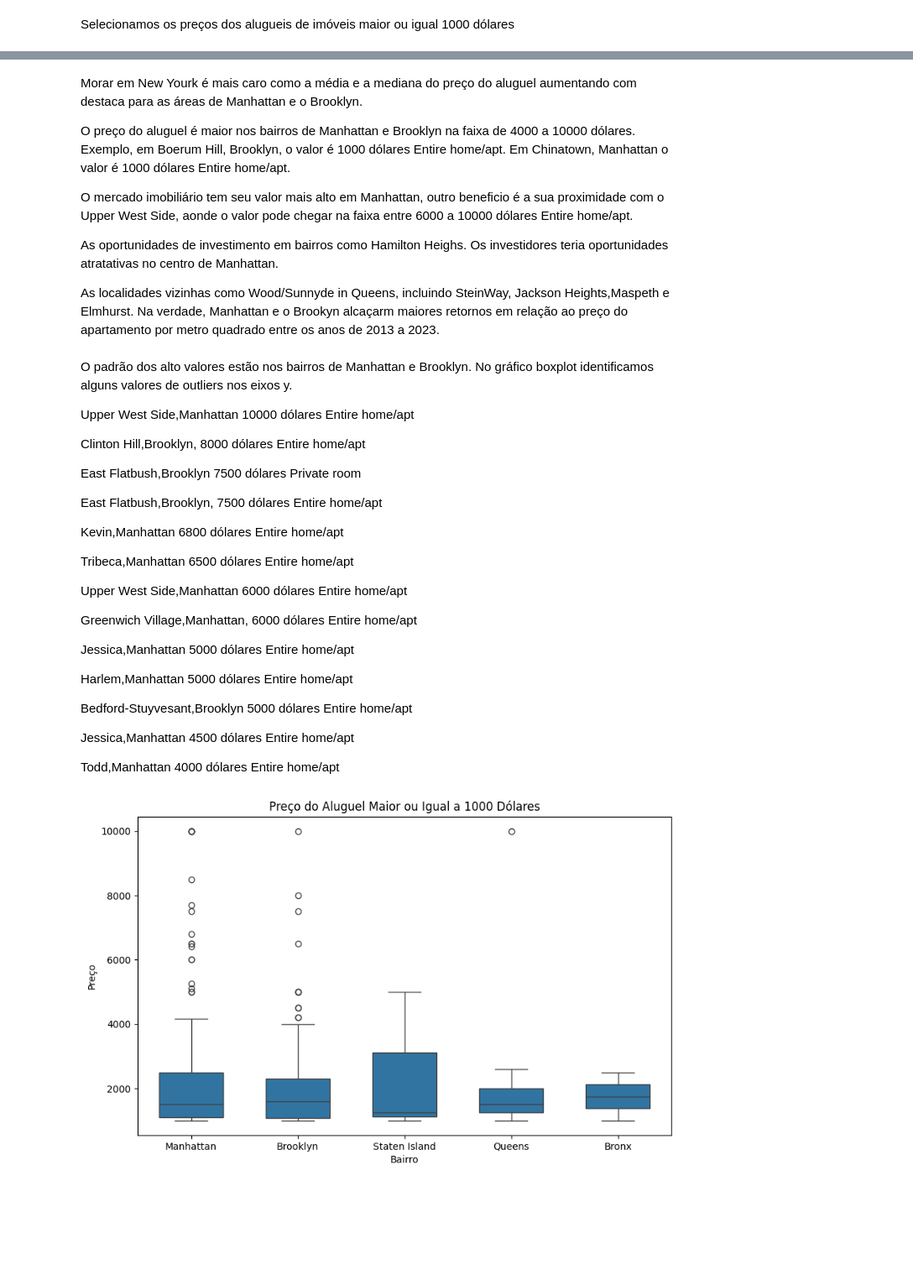
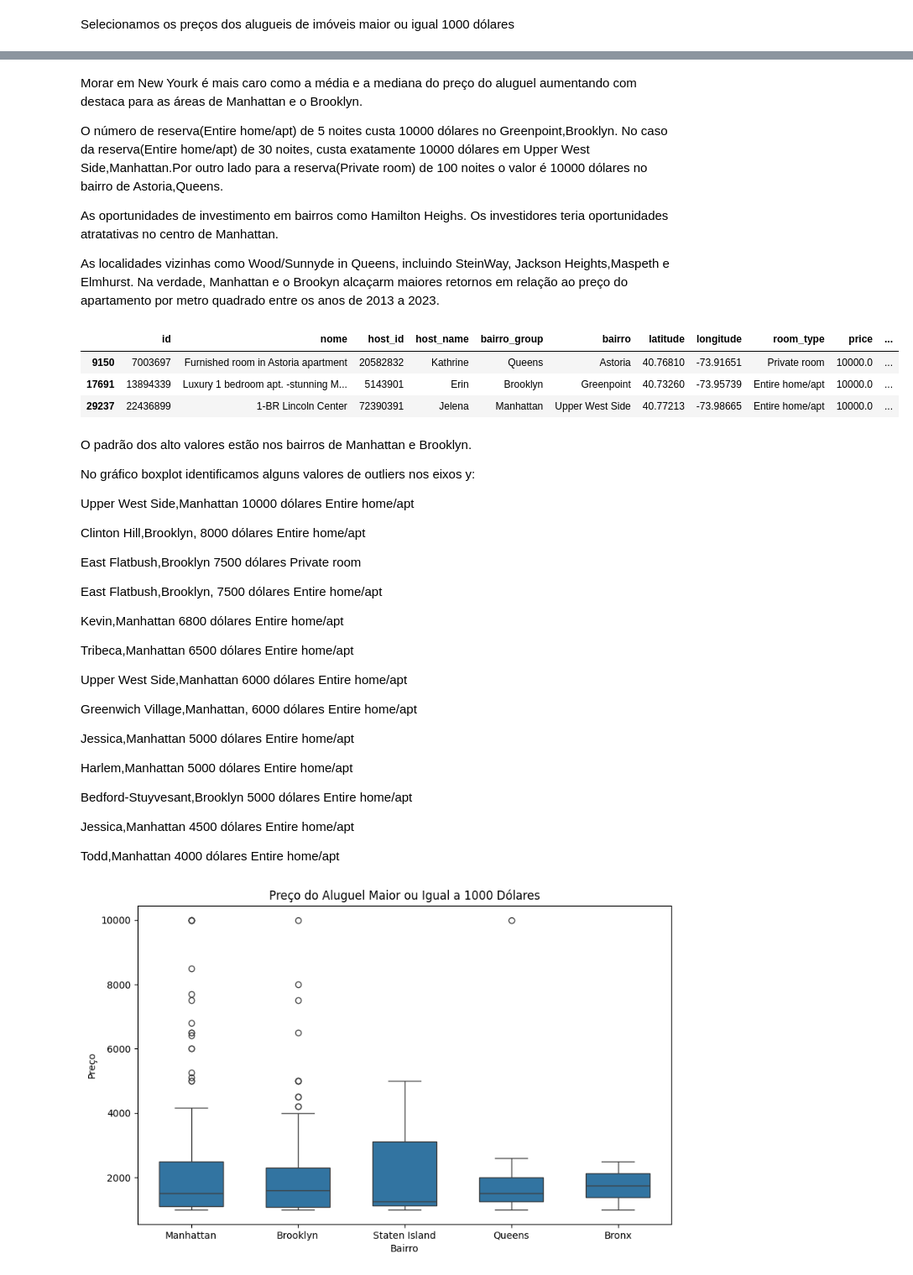
Before and after one commit to dev-JoseAlberto/LH_CD_JOSEALBERTO, a Jupyter notebook: notebook/notebook.ipynb, the cells around one changed output, grey strips where cells are left out. Shown at 84% size. Cells and saved outputs as stored; diff of their text form; code cells hidden in the pictures; blank space fills up the shorter version.

```diff
--- a/notebook/notebook.ipynb
+++ b/notebook/notebook.ipynb
@@ -186,17 +196,29 @@ preco_maior_ou_igual_1000 = aplicar_filtro_global(df_locacao_imoveis, global_fil
 # %% [markdown]
+
+
 Morar em New Yourk é mais caro como a média e a mediana do preço do aluguel aumentando com destaca para as áreas de Manhattan e o Brooklyn.
 
-O preço do aluguel é maior nos bairros de Manhattan e Brooklyn na faixa de 4000 a 10000 dólares. Exemplo, em Boerum Hill, Brooklyn, o valor é 1000 dólares Entire home/apt. Em Chinatown, Manhattan o valor é 1000 dólares Entire home/apt.
-
-O mercado imobiliário tem seu valor mais alto em Manhattan, outro beneficio é a sua proximidade com o Upper West Side, aonde o valor pode chegar na faixa entre 6000 a 10000 dólares Entire home/apt.
+O número de reserva(Entire home/apt) de 5 noites custa 10000 dólares no Greenpoint,Brooklyn. No caso da reserva(Entire home/apt) de 30 noites, custa exatamente 10000 dólares em Upper West Side,Manhattan.Por outro lado para a reserva(Private room) de 100 noites o valor é 10000 dólares no bairro de Astoria,Queens.
 
 As oportunidades de investimento em bairros como Hamilton Heighs. Os investidores teria  oportunidades atratativas no centro de Manhattan.
 
 As localidades vizinhas como Wood/Sunnyde in Queens, incluindo SteinWay, Jackson Heights,Maspeth e Elmhurst.
 Na verdade, Manhattan e o Brookyn alcaçarm maiores retornos em relação ao preço do apartamento por metro quadrado entre os anos de 2013 a 2023.
+# %%
+#Selecionando os valores de 10000 dólares
+preco_maior_ou_igual_1000.query('price==10000')
+# %% [output]
+|  | id | nome | host_id | host_name | bairro_group | bairro | latitude | longitude | room_type | price | ... |
+| 9150 | 7003697 | Furnished room in Astoria apartment | 20582832 | Kathrine | Queens | Astoria | 40.76810 | -73.91651 | Private room | 10000.0 | ... |
+| 17691 | 13894339 | Luxury 1 bedroom apt. -stunning M... | 5143901 | Erin | Brooklyn | Greenpoint | 40.73260 | -73.95739 | Entire home/apt | 10000.0 | ... |
+| 29237 | 22436899 | 1-BR Lincoln Center | 72390391 | Jelena | Manhattan | Upper West Side | 40.77213 | -73.98665 | Entire home/apt | 10000.0 | ... |
 # %% [markdown]
- O padrão dos alto valores estão nos bairros de Manhattan e Brooklyn.
- No gráfico boxplot identificamos alguns valores de outliers nos eixos y.
+
+
+
+O padrão dos alto valores estão nos bairros de Manhattan e Brooklyn.
+
+No gráfico boxplot identificamos alguns valores de outliers nos eixos y:
 
 Upper West Side,Manhattan 10000 dólares Entire home/apt
 
```
Also changed, not shown: parts of 9 cells of this notebook.
